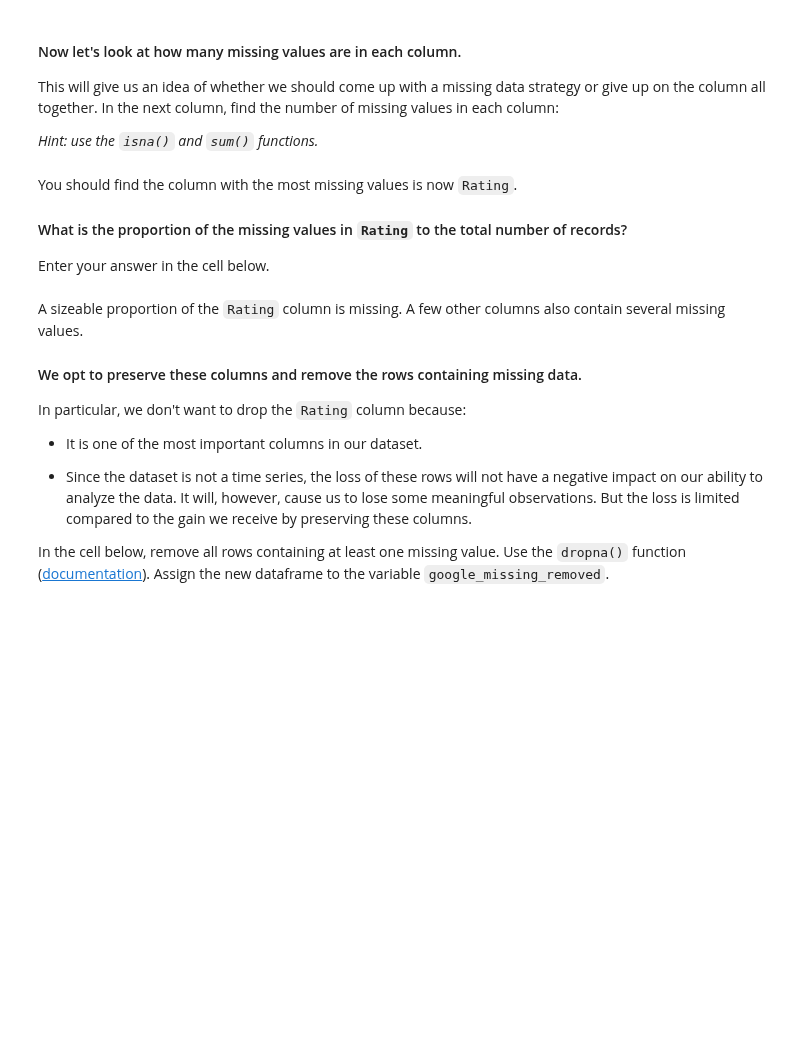
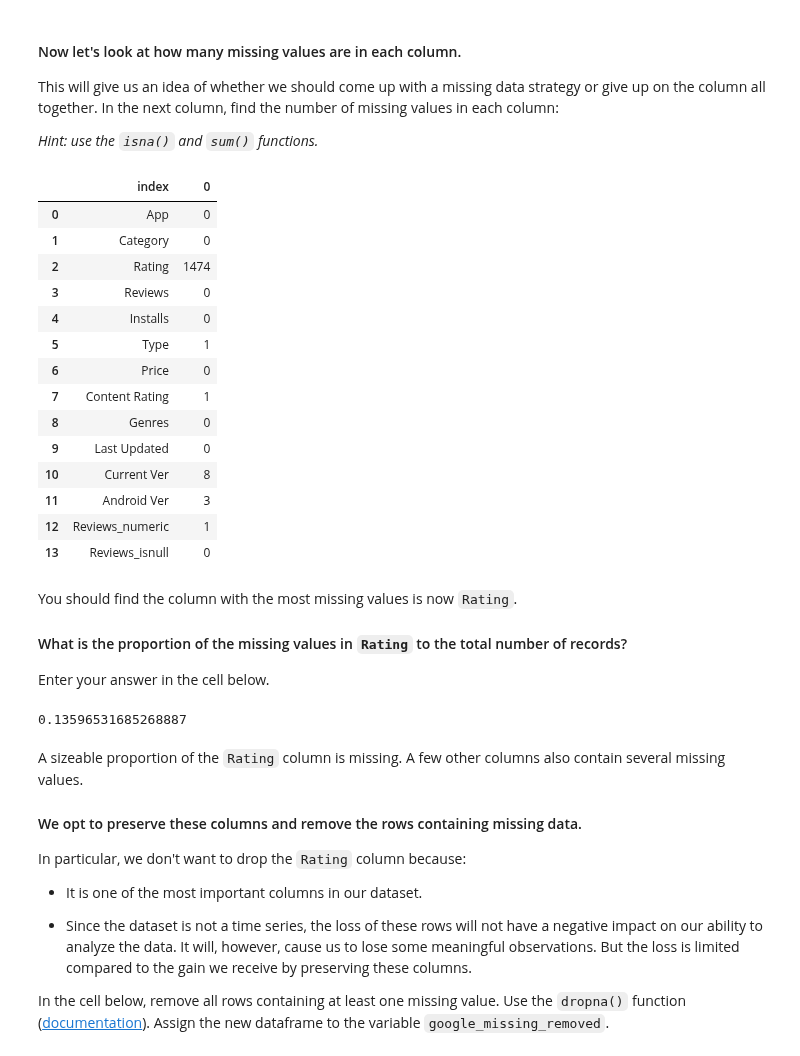
Before and after one commit to Shinan-tech/data-pt-ber-08-20, a Jupyter notebook: Labs/module-3_labs/02_supervised-learning/03_lab-supervised-learning-feature-extraction/your-code/main_Shinan.ipynb, the cells around one changed output. Saved outputs shown, nothing was run; the diff lists cells and outputs as text; code cells hidden in the pictures; blank space fills up the shorter version.

```diff
--- a/Labs/module-3_labs/02_supervised-learning/03_lab-supervised-learning-feature-extraction/your-code/main_Shinan.ipynb
+++ b/Labs/module-3_labs/02_supervised-learning/03_lab-supervised-learning-feature-extraction/your-code/main_Shinan.ipynb
@@ -220,6 +219,23 @@ This will give us an idea of whether we should come up with a missing data strat
 *Hint: use the `isna()` and `sum()` functions.*
 # %%
 # Your code here:
+pd.DataFrame(google_play.isna().sum()).reset_index()
+# %% [output]
+|  | index | 0 |
+| 0 | App | 0 |
+| 1 | Category | 0 |
+| 2 | Rating | 1474 |
+| 3 | Reviews | 0 |
+| 4 | Installs | 0 |
+| 5 | Type | 1 |
+| 6 | Price | 0 |
+| 7 | Content Rating | 1 |
+| 8 | Genres | 0 |
+| 9 | Last Updated | 0 |
+| 10 | Current Ver | 8 |
+| 11 | Android Ver | 3 |
+| 12 | Reviews_numeric | 1 |
+| 13 | Reviews_isnull | 0 |
 # %% [markdown]
 You should find the column with the most missing values is now `Rating`.
 
@@ -228,6 +244,9 @@ You should find the column with the most missing values is now `Rating`.
 Enter your answer in the cell below.
 # %%
 # Your code here:
+google_play.isna().sum()["Rating"] / google_play.shape[0]
+# %% [output]
+0.13596531685268887
 # %% [markdown]
 A sizeable proportion of the `Rating` column is missing. A few other columns also contain several missing values.
 
```
Also changed, not shown: parts of 27 cells of this notebook, 2 other files.
